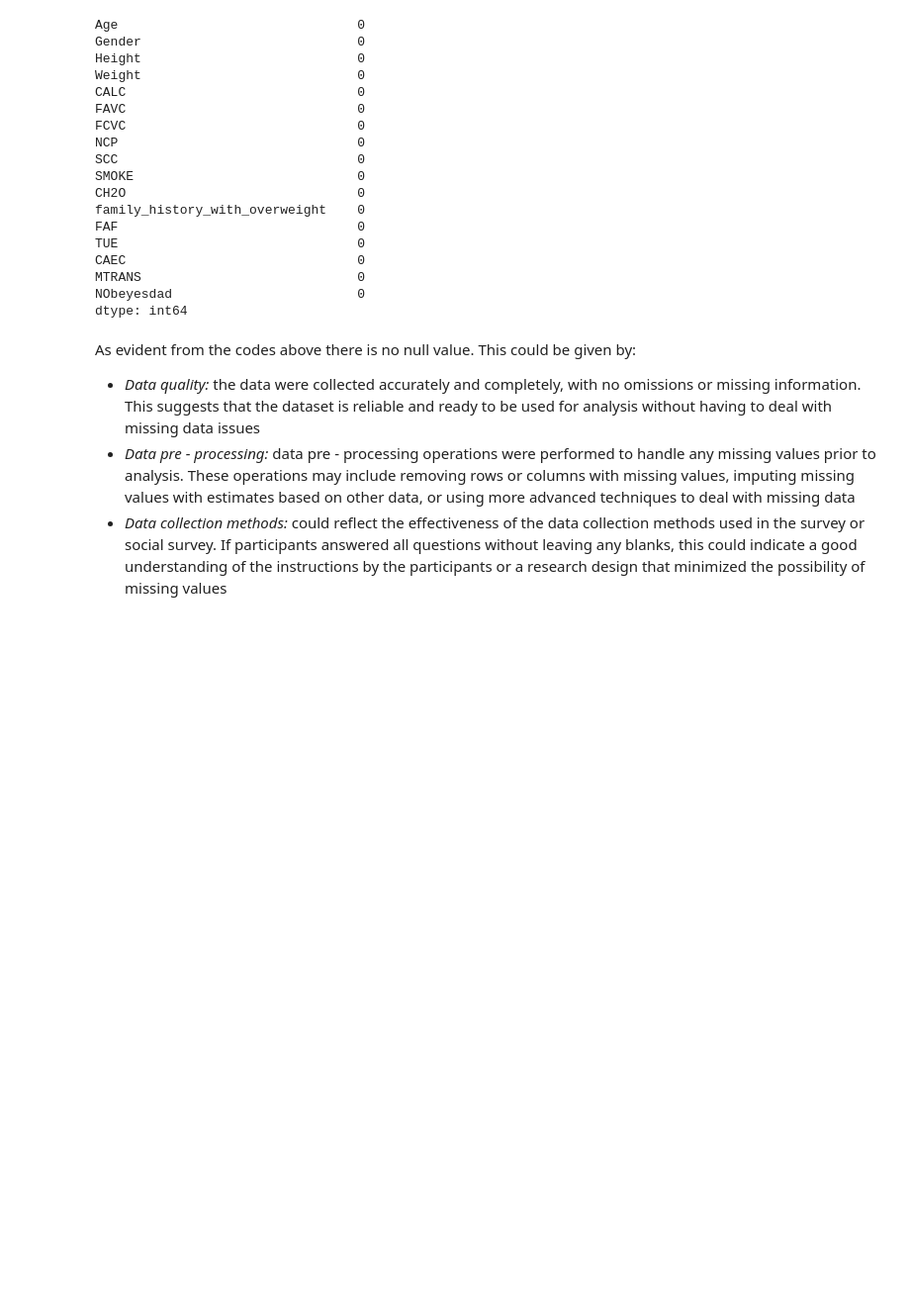
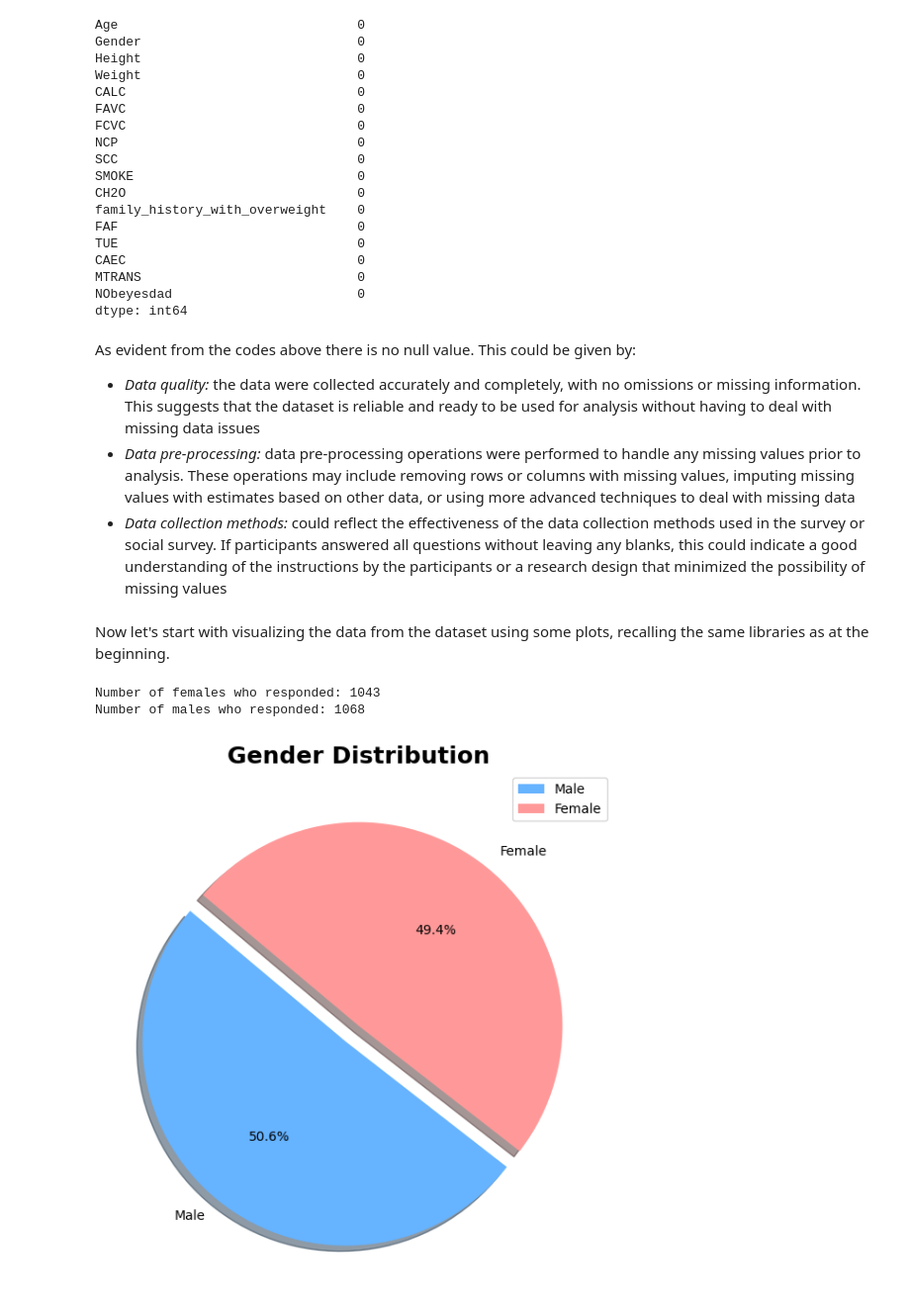
Before and after one commit to letizialanza01/SR_Obesity_Project, a Jupyter notebook: SR_Obesity_Project.ipynb, the cells around one changed output. Shown at 99% size. Drawn from its saved outputs; the diff is of its cells as text; code cells hidden in the pictures; blank space fills up the shorter version.

Commit message:
coding some plots

```diff
--- a/SR_Obesity_Project.ipynb
+++ b/SR_Obesity_Project.ipynb
@@ -275,5 +295,7 @@ dtype: int64
 # %% [markdown]
 As evident from the codes above there is no null value. This could be given by:
 - *Data quality:* the data were collected accurately and completely, with no omissions or missing information. This suggests that the dataset is reliable and ready to be used for analysis without having to deal with missing data issues
-- *Data pre - processing:* data pre - processing operations were performed to handle any missing values prior to analysis. These operations may include removing rows or columns with missing values, imputing missing values with estimates based on other data, or using more advanced techniques to deal with missing data
+- *Data pre-processing:* data pre-processing operations were performed to handle any missing values prior to analysis. These operations may include removing rows or columns with missing values, imputing missing values with estimates based on other data, or using more advanced techniques to deal with missing data
 - *Data collection methods:* could reflect the effectiveness of the data collection methods used in the survey or social survey. If participants answered all questions without leaving any blanks, this could indicate a good understanding of the instructions by the participants or a research design that minimized the possibility of missing values
+# %% [markdown]
+Now let's start with visualizing the data from the dataset using some plots, recalling the same libraries as at the beginning.
@@ -279,0 +307,17 @@ As evident from the codes above there is no null value. This could be given by:
+# %%
+gender_types = obesity_df['Gender'].value_counts()
+print('Number of females who responded:', gender_types['Female'])
+print('Number of males who responded:', gender_types['Male'])
+
+plt.figure(figsize = (8, 6))
+plt.pie(gender_types, labels = gender_types.index, colors = ['#66b3ff', '#ff9999'], autopct = '%1.1f%%', explode = (0.1, 0), startangle = 140, shadow = True)
+plt.title('Gender Distribution', fontsize = 18, fontweight = 'bold', color = 'black')
+plt.gca().set_aspect('equal')
+plt.legend()
+plt.subplots_adjust(left = 0.1, right = 0.7)
+plt.tight_layout()
+plt.show()
+# %% [output]
+Number of females who responded: 1043
+Number of males who responded: 1068
+[figure, added]
```
Also changed, not shown: parts of 3 cells of this notebook.
